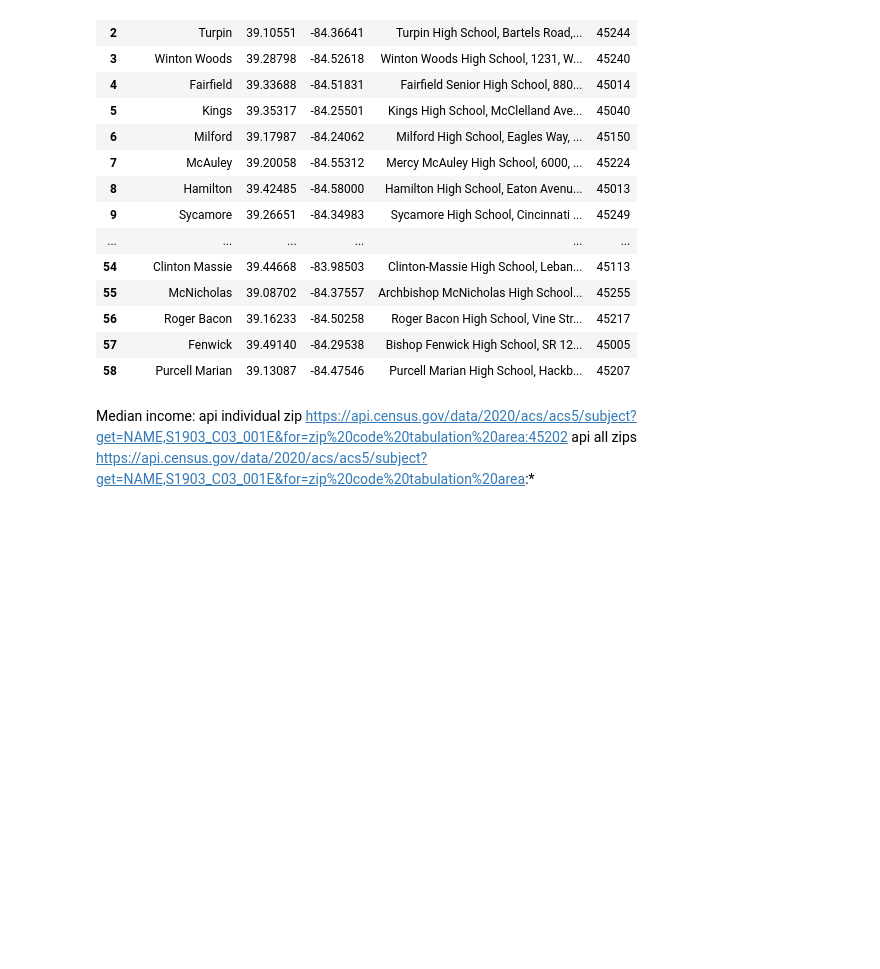
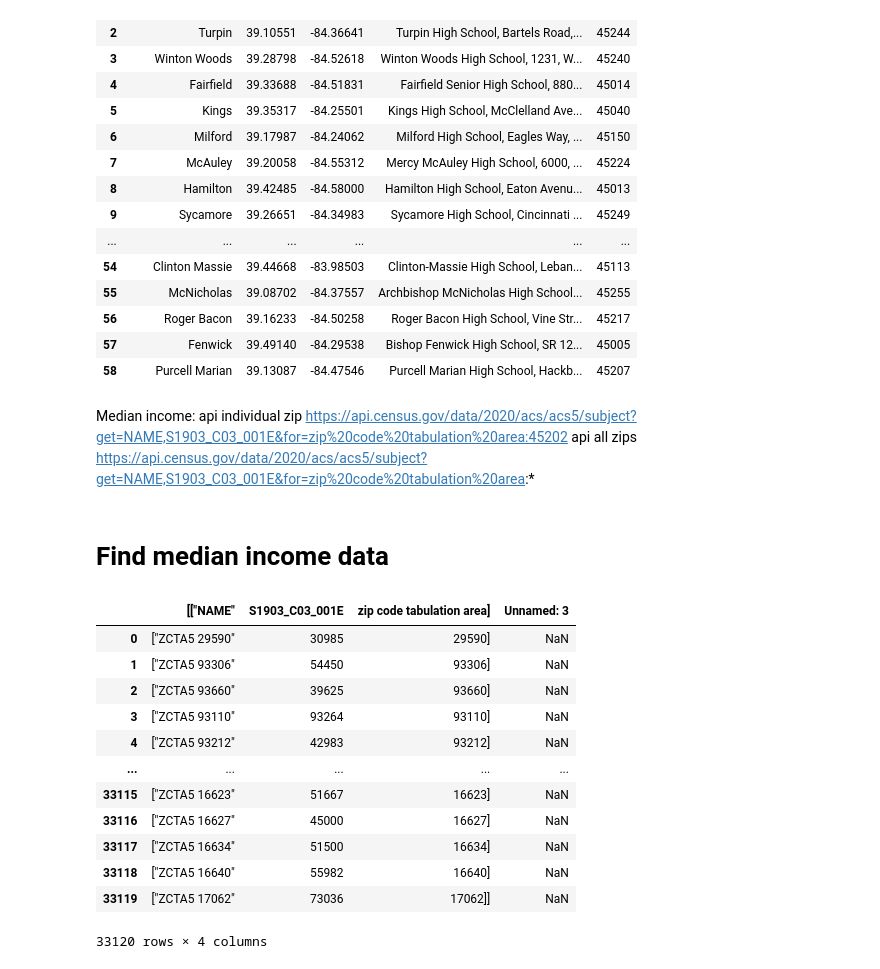
Before and after one commit to jgroeschen/Cinci-HS-Bowling-Stats, a Jupyter notebook: data_gathering/bowling_stats.ipynb, the cells around one changed output. Saved outputs shown, nothing was run; the diff lists cells and outputs as text; code cells hidden in the pictures; blank space fills up the shorter version.

Commit message:
Added median income downloading

```diff
--- a/data_gathering/bowling_stats.ipynb
+++ b/data_gathering/bowling_stats.ipynb
@@ -432,3 +433,25 @@ api individual zip
 https://api.census.gov/data/2020/acs/acs5/subject?get=NAME,S1903_C03_001E&for=zip%20code%20tabulation%20area:45202
 api all zips
 https://api.census.gov/data/2020/acs/acs5/subject?get=NAME,S1903_C03_001E&for=zip%20code%20tabulation%20area:*
+# %% [markdown]
+# Find median income data
+# %%
+median_raw = requests.get('https://api.census.gov/data/2020/acs/acs5/subject?get=NAME,S1903_C03_001E&for=zip%20code%20tabulation%20area:*').content
+# %%
+# Request returned as bytes
+df_median_income = pd.read_csv(BytesIO(median_raw))
+df_median_income
+# %% [output]
+|  | [["NAME" | S1903_C03_001E | zip code tabulation area] | Unnamed: 3 |
+| 0 | ["ZCTA5 29590" | 30985 | 29590] | NaN |
+| 1 | ["ZCTA5 93306" | 54450 | 93306] | NaN |
+| 2 | ["ZCTA5 93660" | 39625 | 93660] | NaN |
+| 3 | ["ZCTA5 93110" | 93264 | 93110] | NaN |
+| 4 | ["ZCTA5 93212" | 42983 | 93212] | NaN |
+| ... | ... | ... | ... | ... |
+| 33115 | ["ZCTA5 16623" | 51667 | 16623] | NaN |
+| 33116 | ["ZCTA5 16627" | 45000 | 16627] | NaN |
+| 33117 | ["ZCTA5 16634" | 51500 | 16634] | NaN |
+| 33118 | ["ZCTA5 16640" | 55982 | 16640] | NaN |
+| 33119 | ["ZCTA5 17062" | 73036 | 17062]] | NaN |
+33120 rows × 4 columns
```
Also changed, not shown: parts of 3 cells of this notebook.
